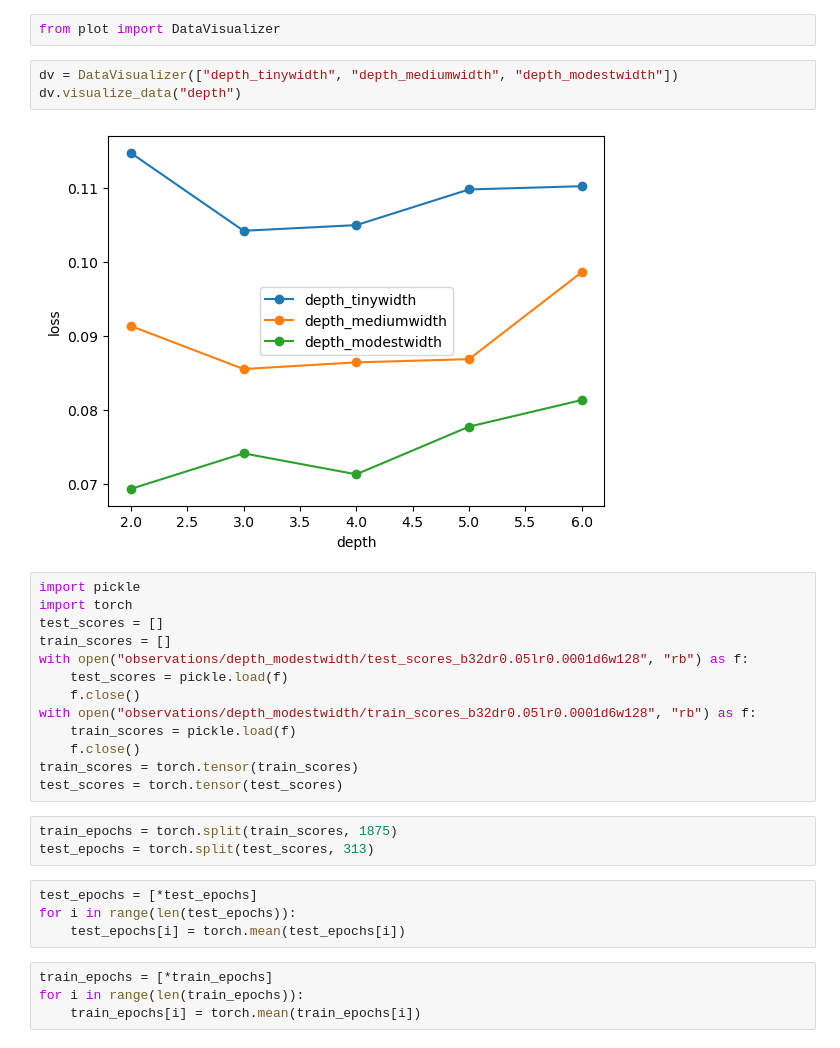
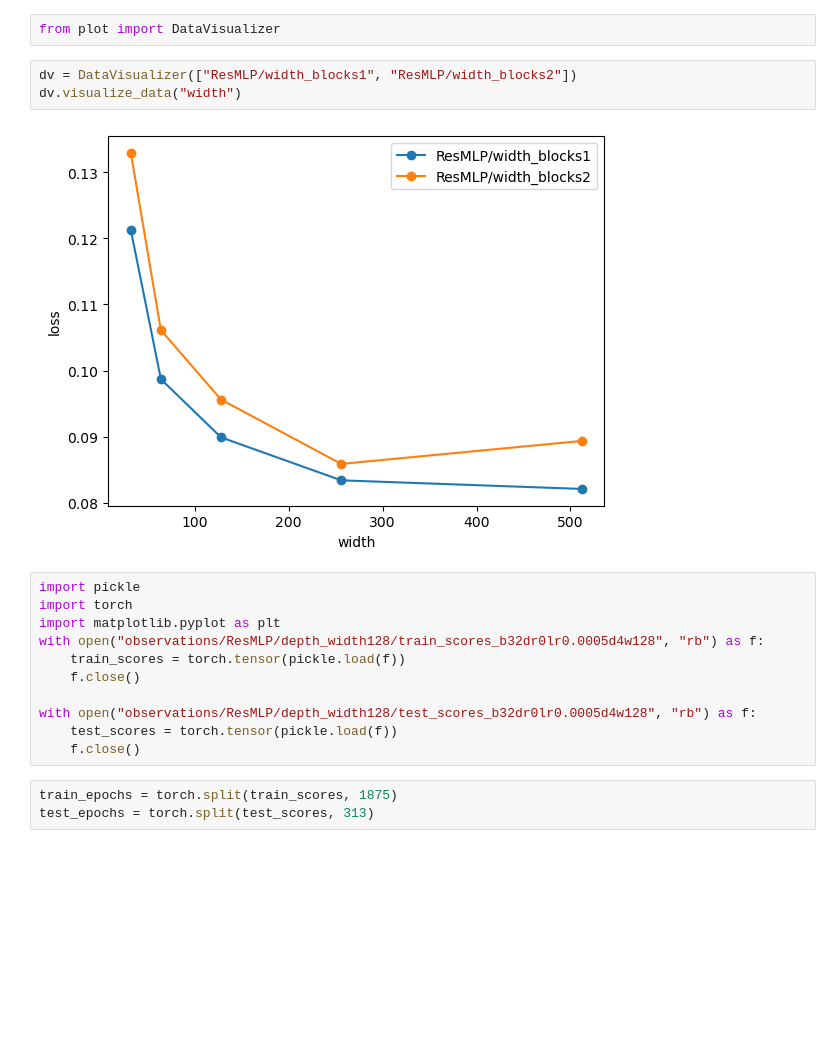
Before and after one commit to ashah01/Scaling-laws-framework, a Jupyter notebook: visualize.ipynb, the cells around one changed output. Cells and saved outputs as stored; diff of their text form; blank space fills up the shorter version.

```diff
--- a/visualize.ipynb
+++ b/visualize.ipynb
@@ -1,32 +1,22 @@
 # %%
 from plot import DataVisualizer
 # %%
-dv = DataVisualizer(["depth_tinywidth", "depth_mediumwidth", "depth_modestwidth"])
-dv.visualize_data("depth")
+dv = DataVisualizer(["ResMLP/width_blocks1", "ResMLP/width_blocks2"])
+dv.visualize_data("width")
 # %% [output]
-[figure, old version]
+[figure, new version]
 # %%
 import pickle
 import torch
-test_scores = []
-train_scores = []
-with open("observations/depth_modestwidth/test_scores_b32dr0.05lr0.0001d6w128", "rb") as f:
-    test_scores = pickle.load(f)
+import matplotlib.pyplot as plt
+with open("observations/ResMLP/depth_width128/train_scores_b32dr0lr0.0005d4w128", "rb") as f:
+    train_scores = torch.tensor(pickle.load(f))
     f.close()
-with open("observations/depth_modestwidth/train_scores_b32dr0.05lr0.0001d6w128", "rb") as f:
-    train_scores = pickle.load(f)
+
+with open("observations/ResMLP/depth_width128/test_scores_b32dr0lr0.0005d4w128", "rb") as f:
+    test_scores = torch.tensor(pickle.load(f))
     f.close()
-train_scores = torch.tensor(train_scores)
-test_scores = torch.tensor(test_scores)
 # %%
 train_epochs = torch.split(train_scores, 1875)
 test_epochs = torch.split(test_scores, 313)
-# %%
-test_epochs = [*test_epochs]
-for i in range(len(test_epochs)):
-    test_epochs[i] = torch.mean(test_epochs[i])
-# %%
-train_epochs = [*train_epochs]
-for i in range(len(train_epochs)):
-    train_epochs[i] = torch.mean(train_epochs[i])
 # %%
```
Also changed, not shown: parts of 4 cells of this notebook, 8 other files.
